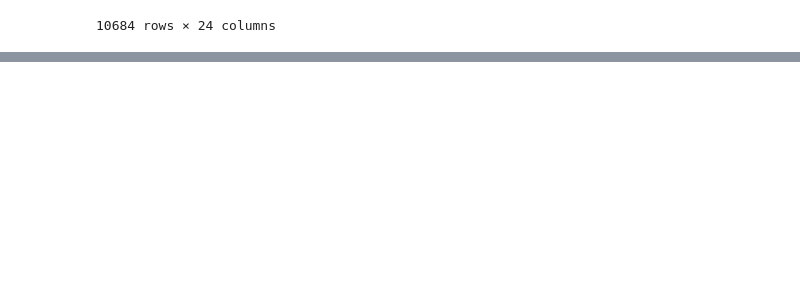
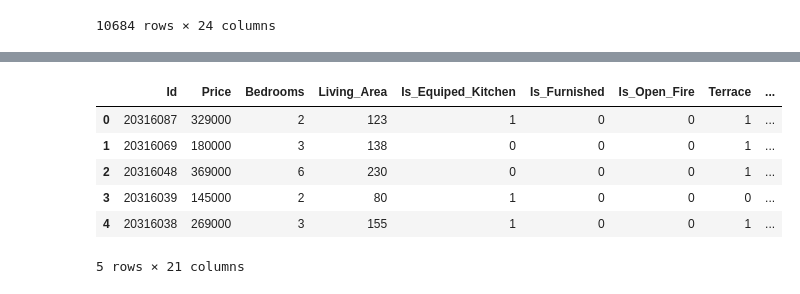
Before and after one commit to Mohammedhussingh/ImmoEliza-Analysis, a Jupyter notebook: Data_Analysis.ipynb, the cells around one changed output, grey strips where cells are left out. Saved outputs shown, nothing was run; the diff lists cells and outputs as text; code cells hidden in the pictures; blank space fills up the shorter version.

```diff
--- a/Data_Analysis.ipynb
+++ b/Data_Analysis.ipynb
@@ -907,0 +1160,14 @@ df
+# %%
+# Drop all non-numerical columns
+df1 = df1.drop(columns=df1.select_dtypes(exclude=['number']).columns)
+df1 = df1.drop(columns=["Unnamed: 0",'X', 'Y'])
+# Display the result
+df1.head()
+# %% [output]
+|  | Id | Price | Bedrooms | Living_Area | Is_Equiped_Kitchen | Is_Furnished | Is_Open_Fire | Terrace | ... |
+| 0 | 20316087 | 329000 | 2 | 123 | 1 | 0 | 0 | 1 | ... |
+| 1 | 20316069 | 180000 | 3 | 138 | 0 | 0 | 0 | 1 | ... |
+| 2 | 20316048 | 369000 | 6 | 230 | 0 | 0 | 0 | 1 | ... |
+| 3 | 20316039 | 145000 | 2 | 80 | 1 | 0 | 0 | 0 | ... |
+| 4 | 20316038 | 269000 | 3 | 155 | 1 | 0 | 0 | 1 | ... |
+5 rows × 21 columns
```
Also changed, not shown: parts of 23 cells of this notebook, 1 other file.
